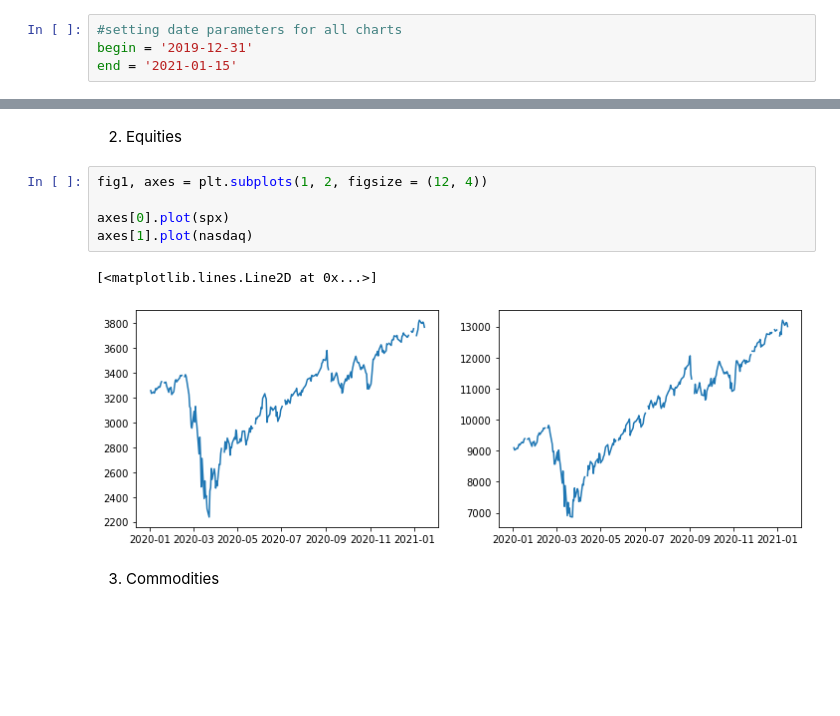
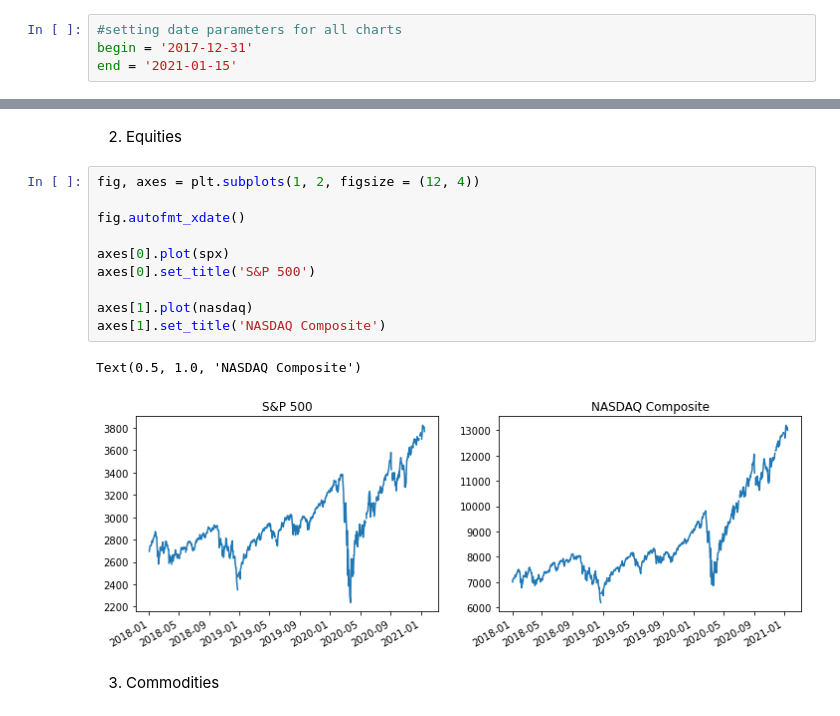
Before and after one commit to ujpradhan/blog, a Jupyter notebook: _notebooks/2021-01-18-Macro-charts-with-FRED.ipynb, the cells around one changed output, grey strips where cells are left out. Drawn from its saved outputs; the diff is of its cells as text; blank space fills up the shorter version.

```diff
--- a/_notebooks/2021-01-18-Macro-charts-with-FRED.ipynb
+++ b/_notebooks/2021-01-18-Macro-charts-with-FRED.ipynb
@@ -28,7 +35,7 @@ from fredapi import Fred
 fred = Fred("415f48282451239a5a115a96ea67dfbb") #use personal FRED API
 # %%
 #setting date parameters for all charts
-begin = '2019-12-31'
+begin = '2017-12-31'
 end = '2021-01-15'
 # %%
 #Get rates data series
@@ -102,13 +128,18 @@ axes[1, 1].plot(GT30)
 # %% [markdown]
 2. Equities
 # %%
-fig1, axes = plt.subplots(1, 2, figsize = (12, 4))
+fig, axes = plt.subplots(1, 2, figsize = (12, 4))
+
+fig.autofmt_xdate()
 
 axes[0].plot(spx)
+axes[0].set_title('S&P 500')
+
 axes[1].plot(nasdaq)
+axes[1].set_title('NASDAQ Composite')
 # %% [output]
-[<matplotlib.lines.Line2D at 0x...>]
+Text(0.5, 1.0, 'NASDAQ Composite')
-[figure, old version]
+[figure, new version]
 # %% [markdown]
 3. Commodities
 # %%
```
Also changed, not shown: parts of 9 cells of this notebook.
